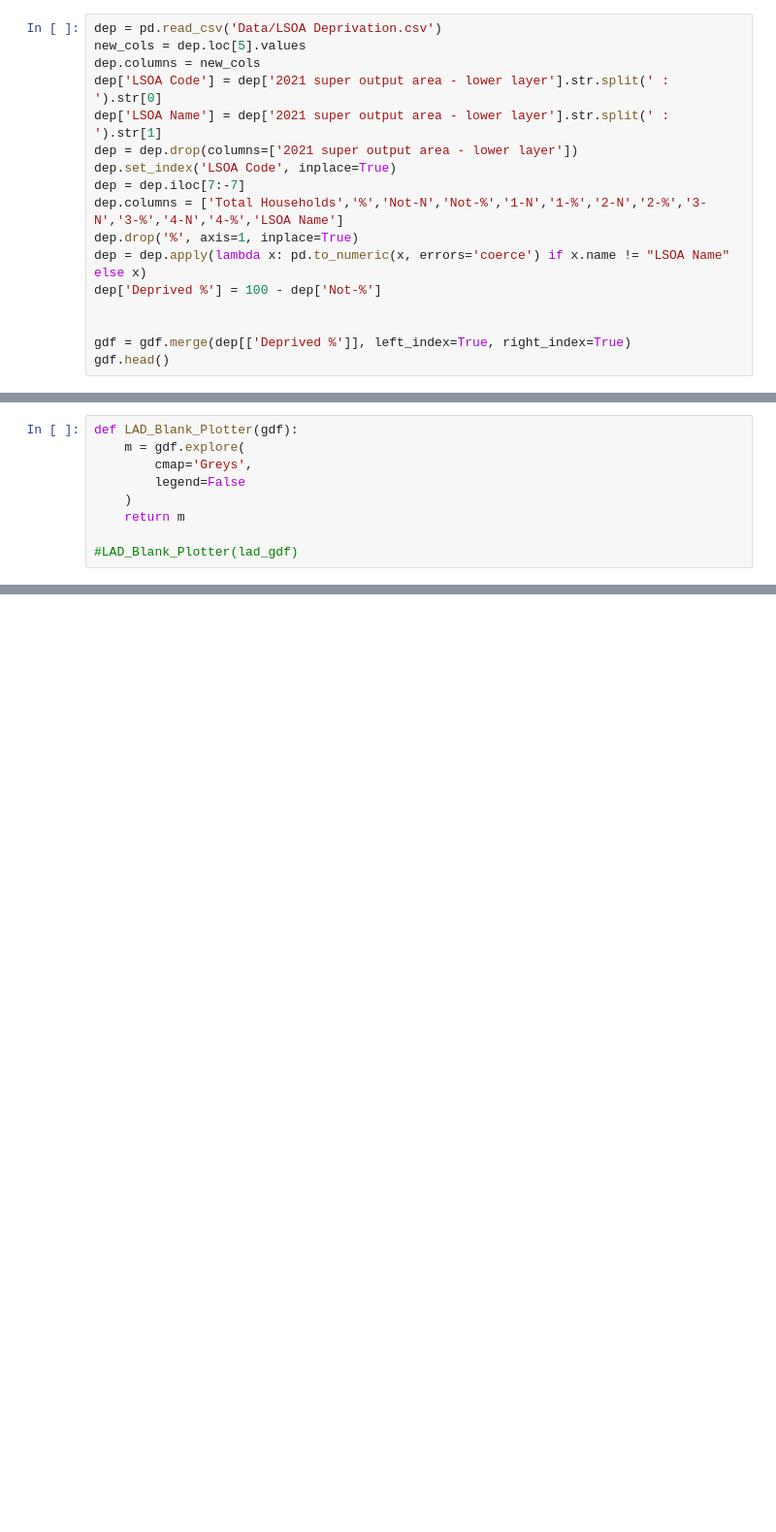
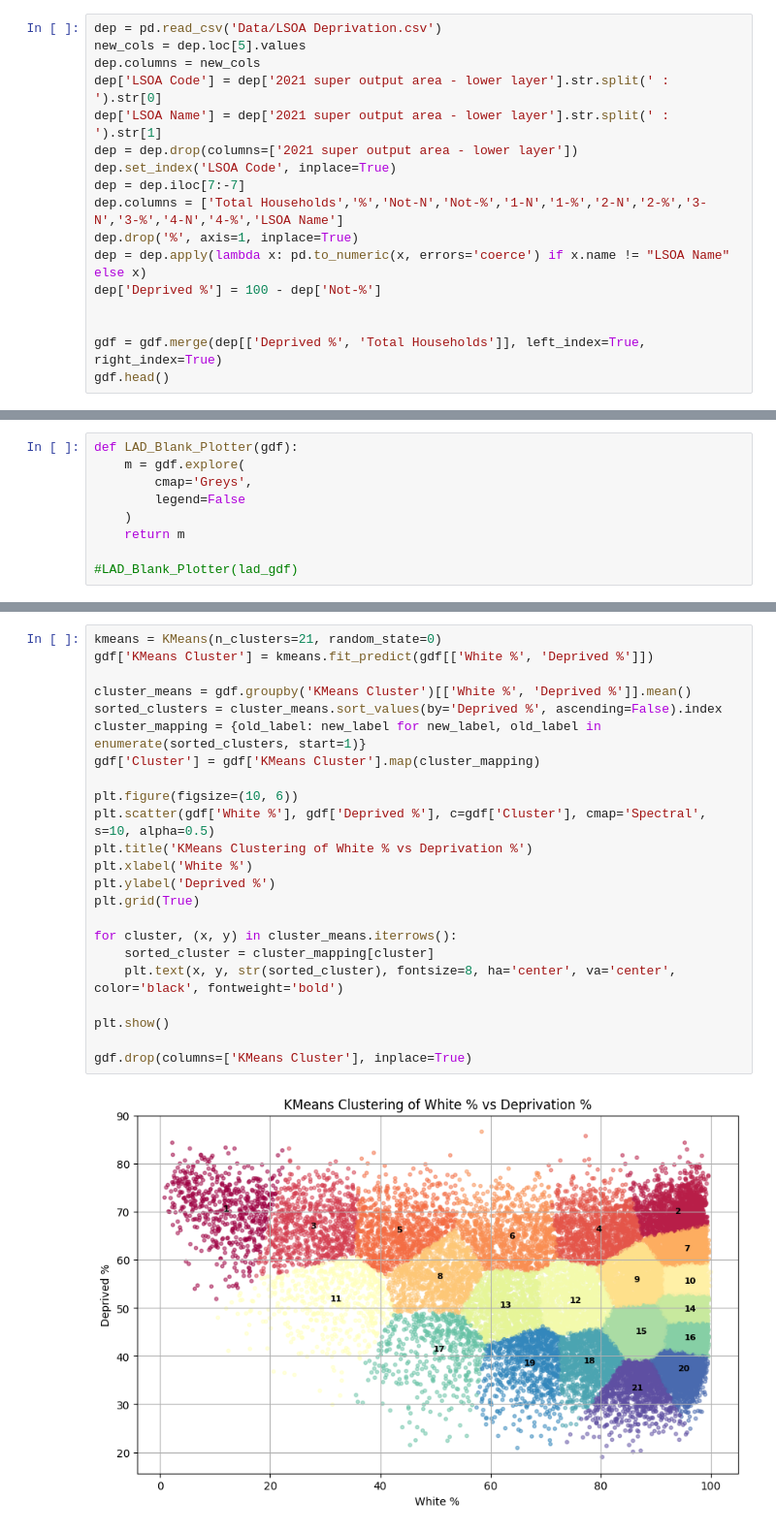
Before and after one commit to PsychedPhalanx/LSOAs-England-and-Wales, a Jupyter notebook: Geo.ipynb, the cells around one changed output, grey strips where cells are left out. Shown: that part at 97% size. Cells and saved outputs as stored; diff of their text form; blank space fills up the shorter version.

```diff
--- a/Geo.ipynb
+++ b/Geo.ipynb
@@ -60,7 +60,7 @@ dep = dep.apply(lambda x: pd.to_numeric(x, errors='coerce') if x.name != "LSOA N
 dep['Deprived %'] = 100 - dep['Not-%']
 
 
-gdf = gdf.merge(dep[['Deprived %']], left_index=True, right_index=True)
+gdf = gdf.merge(dep[['Deprived %', 'Total Households']], left_index=True, right_index=True)
 gdf.head()
 # %% [output]
 |  | LSOA Name | BNG_E | BNG_N | LAT | LONG | Shape__Are | Shape__Len | GlobalID | geometry | LAD Name | ... |
@@ -202,0 +215,25 @@ def LAD_Blank_Plotter(gdf):
+# %%
+kmeans = KMeans(n_clusters=21, random_state=0)
+gdf['KMeans Cluster'] = kmeans.fit_predict(gdf[['White %', 'Deprived %']])
+
+cluster_means = gdf.groupby('KMeans Cluster')[['White %', 'Deprived %']].mean()
+sorted_clusters = cluster_means.sort_values(by='Deprived %', ascending=False).index
+cluster_mapping = {old_label: new_label for new_label, old_label in enumerate(sorted_clusters, start=1)}
+gdf['Cluster'] = gdf['KMeans Cluster'].map(cluster_mapping)
+
+plt.figure(figsize=(10, 6))
+plt.scatter(gdf['White %'], gdf['Deprived %'], c=gdf['Cluster'], cmap='Spectral', s=10, alpha=0.5)
+plt.title('KMeans Clustering of White % vs Deprivation %')
+plt.xlabel('White %')
+plt.ylabel('Deprived %')
+plt.grid(True)
+
+for cluster, (x, y) in cluster_means.iterrows():
+    sorted_cluster = cluster_mapping[cluster]
+    plt.text(x, y, str(sorted_cluster), fontsize=8, ha='center', va='center', color='black', fontweight='bold')
+
+plt.show()
+
+gdf.drop(columns=['KMeans Cluster'], inplace=True)
+# %% [output]
+[figure, added]
```
Also changed, not shown: parts of 4 cells of this notebook, 1 other file.
